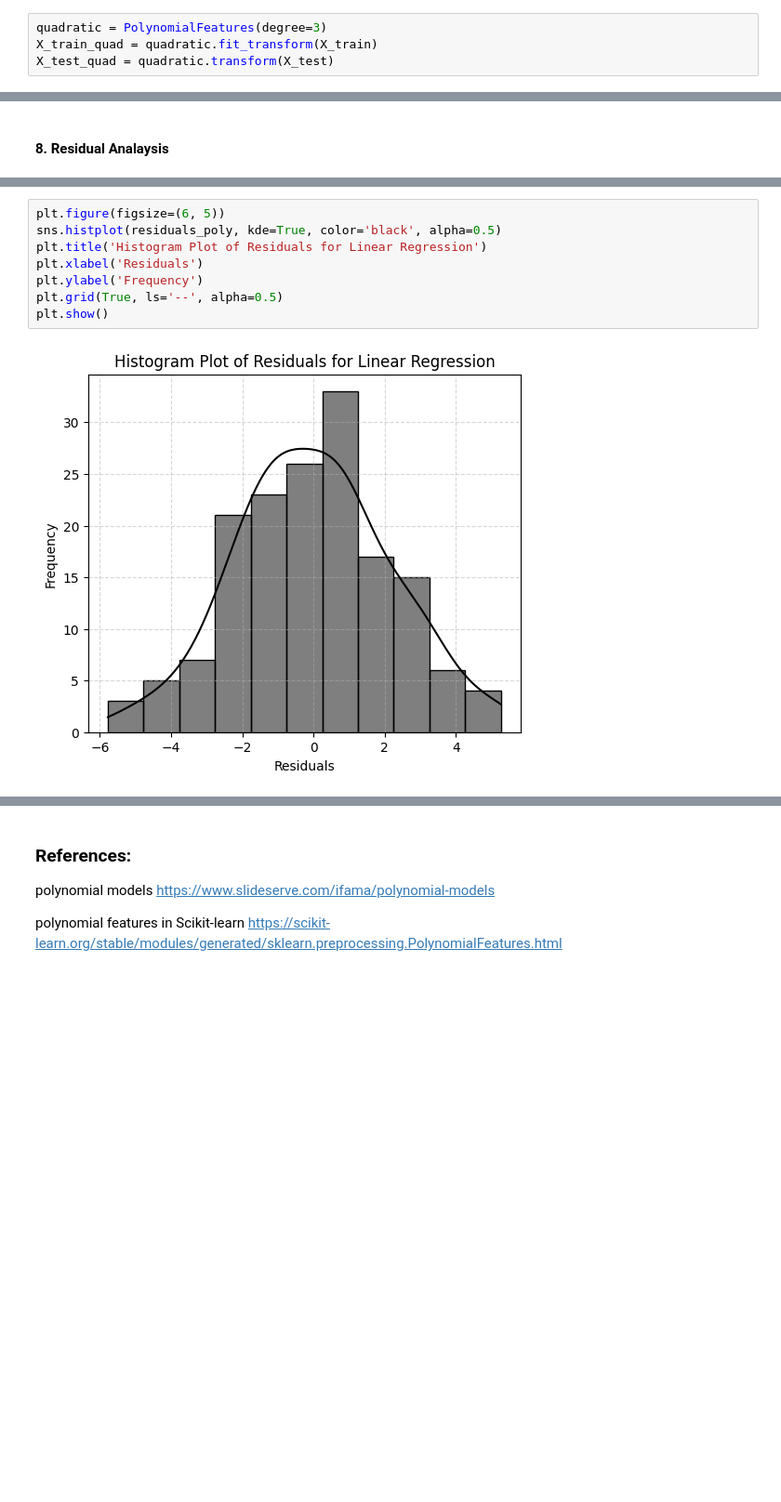
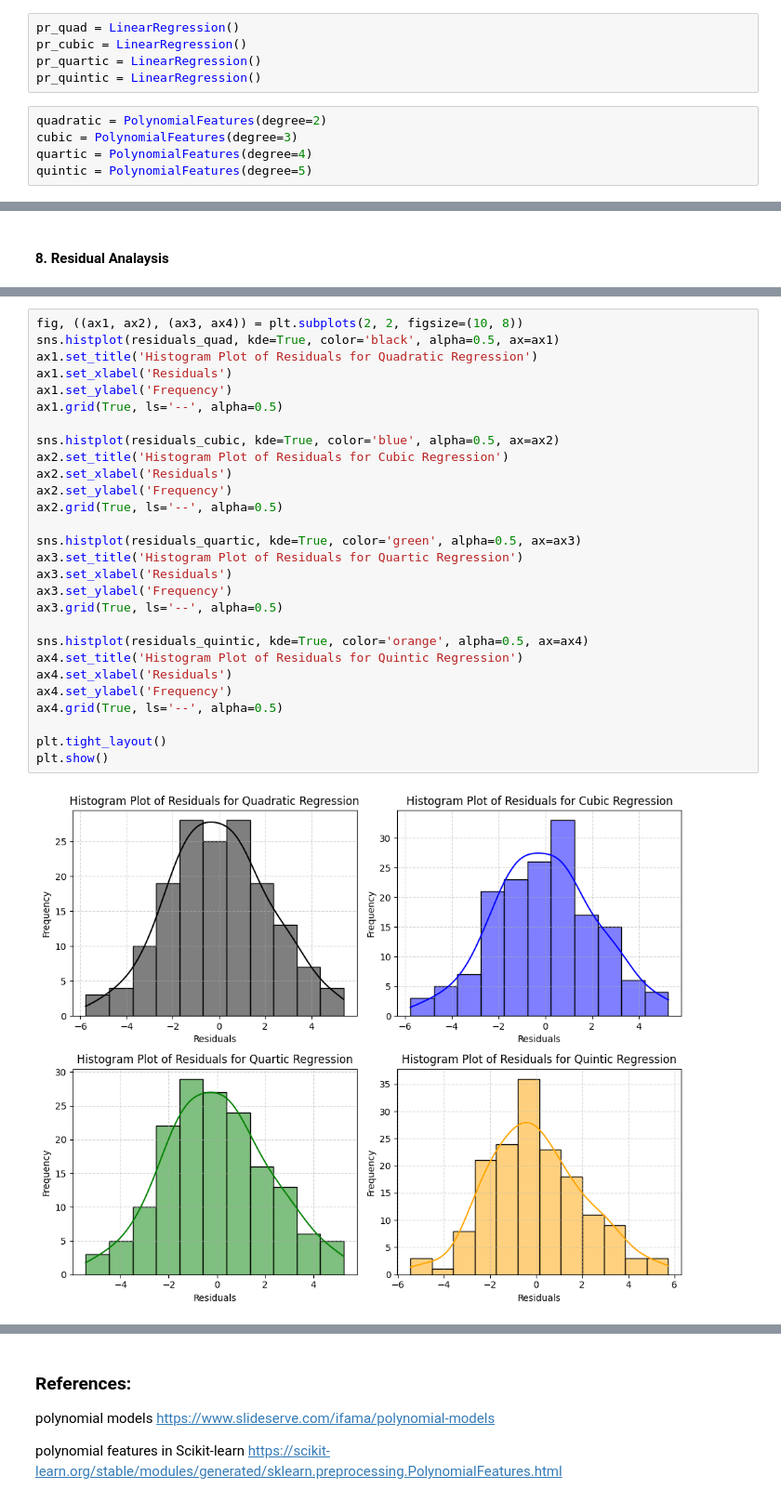
Before and after one commit to AnalyticalHarry/RegressionAnalysisUsingPython, a Jupyter notebook: Customer Advertising Dataset - Polynomial Regression.ipynb, the cells around one changed output, grey strips where cells are left out. Shown at 93% size. Saved outputs shown, nothing was run; the diff lists cells and outputs as text; blank space fills up the shorter version.

```diff
--- a/Customer Advertising Dataset - Polynomial Regression.ipynb
+++ b/Customer Advertising Dataset - Polynomial Regression.ipynb
@@ -94,5 +91,11 @@ pr = LinearRegression()
 # %%
-quadratic = PolynomialFeatures(degree=3)
-X_train_quad = quadratic.fit_transform(X_train)
-X_test_quad = quadratic.transform(X_test)
+pr_quad = LinearRegression()
+pr_cubic = LinearRegression()
+pr_quartic = LinearRegression()
+pr_quintic = LinearRegression()
+# %%
+quadratic = PolynomialFeatures(degree=2)
+cubic = PolynomialFeatures(degree=3)
+quartic = PolynomialFeatures(degree=4)
+quintic = PolynomialFeatures(degree=5)
 # %%
@@ -156,11 +253,31 @@ plt.show()
 # %%
-plt.figure(figsize=(6, 5))
-sns.histplot(residuals_poly, kde=True, color='black', alpha=0.5)
-plt.title('Histogram Plot of Residuals for Linear Regression')
-plt.xlabel('Residuals')
-plt.ylabel('Frequency')
-plt.grid(True, ls='--', alpha=0.5)
+fig, ((ax1, ax2), (ax3, ax4)) = plt.subplots(2, 2, figsize=(10, 8))
+sns.histplot(residuals_quad, kde=True, color='black', alpha=0.5, ax=ax1)
+ax1.set_title('Histogram Plot of Residuals for Quadratic Regression')
+ax1.set_xlabel('Residuals')
+ax1.set_ylabel('Frequency')
+ax1.grid(True, ls='--', alpha=0.5)
+
+sns.histplot(residuals_cubic, kde=True, color='blue', alpha=0.5, ax=ax2)
+ax2.set_title('Histogram Plot of Residuals for Cubic Regression')
+ax2.set_xlabel('Residuals')
+ax2.set_ylabel('Frequency')
+ax2.grid(True, ls='--', alpha=0.5)
+
+sns.histplot(residuals_quartic, kde=True, color='green', alpha=0.5, ax=ax3)
+ax3.set_title('Histogram Plot of Residuals for Quartic Regression')
+ax3.set_xlabel('Residuals')
+ax3.set_ylabel('Frequency')
+ax3.grid(True, ls='--', alpha=0.5)
+
+sns.histplot(residuals_quintic, kde=True, color='orange', alpha=0.5, ax=ax4)
+ax4.set_title('Histogram Plot of Residuals for Quintic Regression')
+ax4.set_xlabel('Residuals')
+ax4.set_ylabel('Frequency')
+ax4.grid(True, ls='--', alpha=0.5)
+
+plt.tight_layout()
 plt.show()
 # %% [output]
-[figure, old version]
+[figure, new version]
 # %%
```
Also changed, not shown: parts of 9 cells of this notebook.
